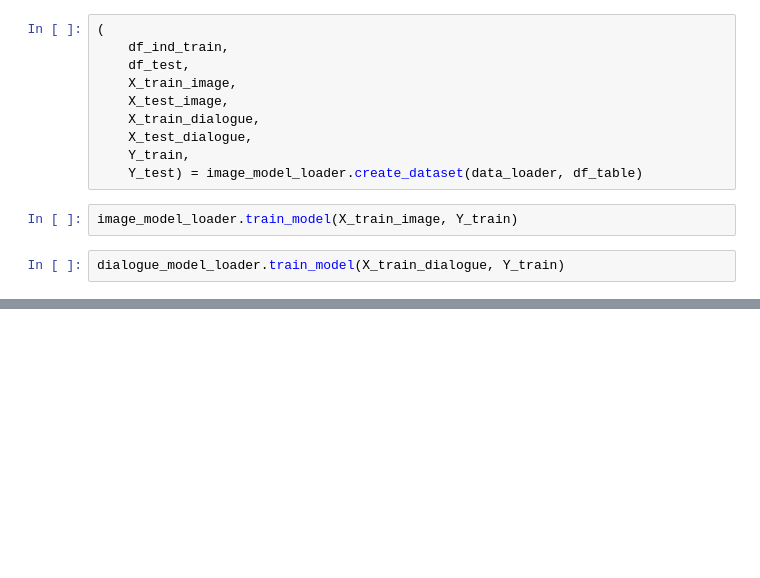
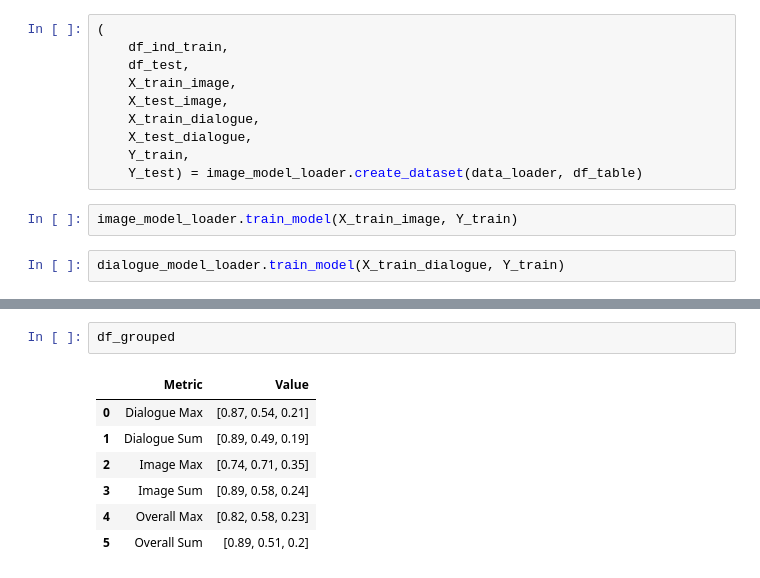
Before and after one commit to wfyitf/multimodal_ood, a Jupyter notebook: notebooks/clip.ipynb, the cells around one changed output, grey strips where cells are left out. Saved outputs shown, nothing was run; the diff lists cells and outputs as text; blank space fills up the shorter version.

```diff
--- a/notebooks/clip.ipynb
+++ b/notebooks/clip.ipynb
@@ -390,3 +436,13 @@ logger.info(ev.aupr_evaluation(df_test['OOD'].values, -df_test['overall_simialri
+# %%
+df_grouped
+# %% [output]
+|  | Metric | Value |
+| 0 | Dialogue Max | [0.87, 0.54, 0.21] |
+| 1 | Dialogue Sum | [0.89, 0.49, 0.19] |
+| 2 | Image Max | [0.74, 0.71, 0.35] |
+| 3 | Image Sum | [0.89, 0.58, 0.24] |
+| 4 | Overall Max | [0.82, 0.58, 0.23] |
+| 5 | Overall Sum | [0.89, 0.51, 0.2] |
 # %%
 
 for score_type in score_type_list:
```
Also changed, not shown: parts of 21 cells of this notebook, 1 other file.
